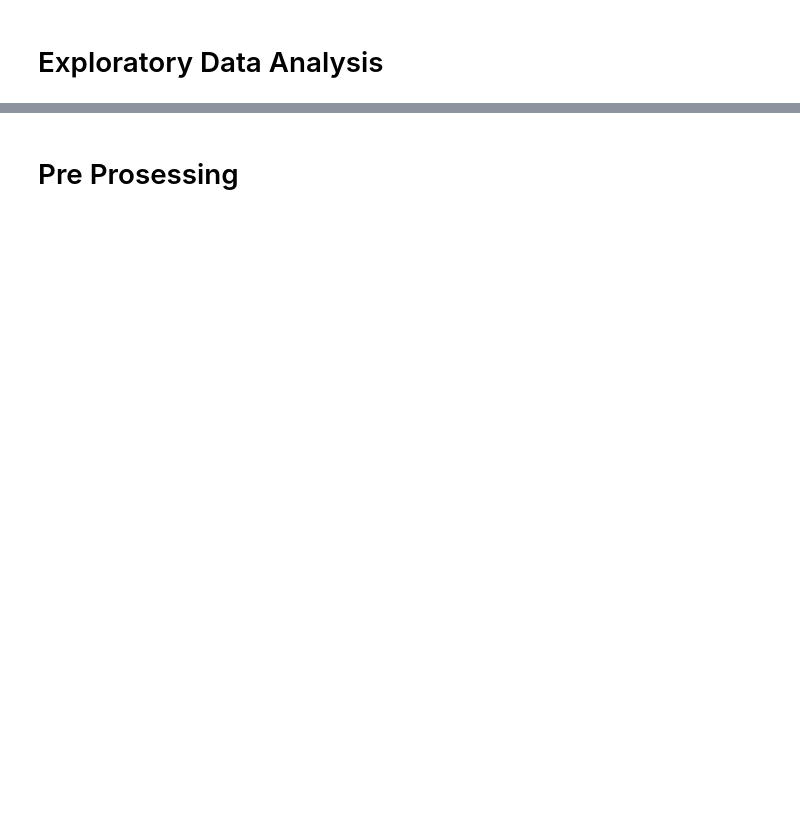
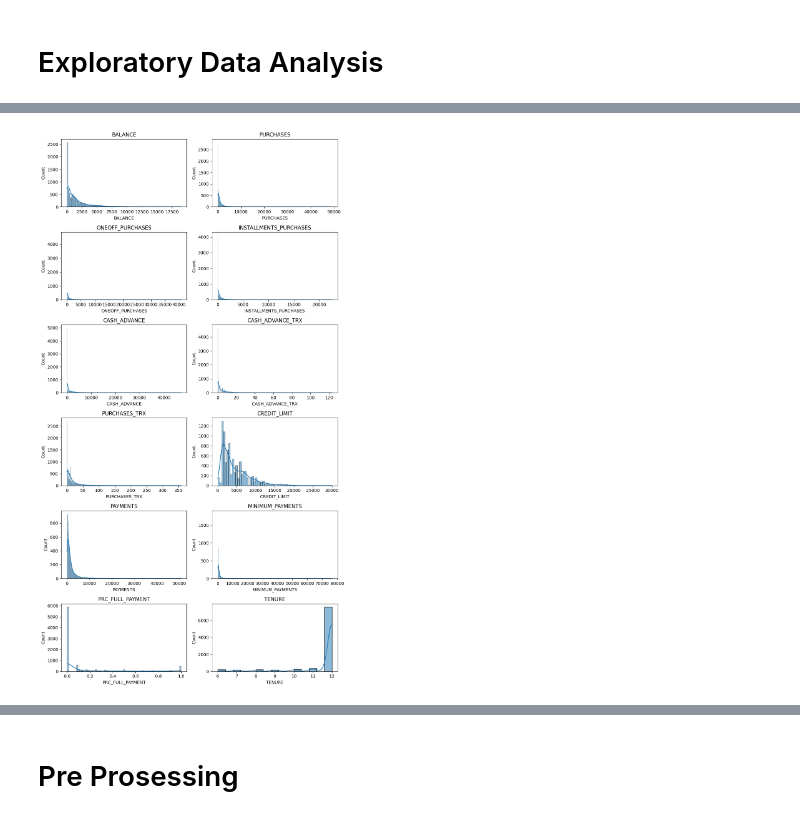
Before and after one commit to januwarby/PYTN_KampusMerdeka_fp4_JanuwarByKhaqi, a Jupyter notebook: PYTN_KampusMerdeka_fp4_JanuwarByKhaqi.ipynb, the cells around one changed output, grey strips where cells are left out. Drawn from its saved outputs; the diff is of its cells as text; code cells hidden in the pictures; blank space fills up the shorter version.

```diff
--- a/PYTN_KampusMerdeka_fp4_JanuwarByKhaqi.ipynb
+++ b/PYTN_KampusMerdeka_fp4_JanuwarByKhaqi.ipynb
@@ -19,0 +135,17 @@ df.head()
+# %%
+df_num_columns = ['BALANCE','PURCHASES','ONEOFF_PURCHASES','INSTALLMENTS_PURCHASES','CASH_ADVANCE','CASH_ADVANCE_TRX','PURCHASES_TRX','CREDIT_LIMIT','PAYMENTS','MINIMUM_PAYMENTS','PRC_FULL_PAYMENT','TENURE']
+
+
+#Membuat plot distribusi feature numeric
+k = len(df_num_columns)
+n = 2
+m = (k - 1) // n + 1
+fig, axes = plt.subplots(m, n, figsize=(n * 5, m * 3))
+for i, (name, col) in enumerate(df[df_num_columns].iteritems()):
+    r, c = i // n, i % n
+    ax = axes[r, c]
+    sns.histplot(col,kde=True,ax=ax)
+    ax.set_title(name)
+fig.tight_layout()
+# %% [output]
+[figure, added]
```
Also changed, not shown: parts of 61 cells of this notebook.
